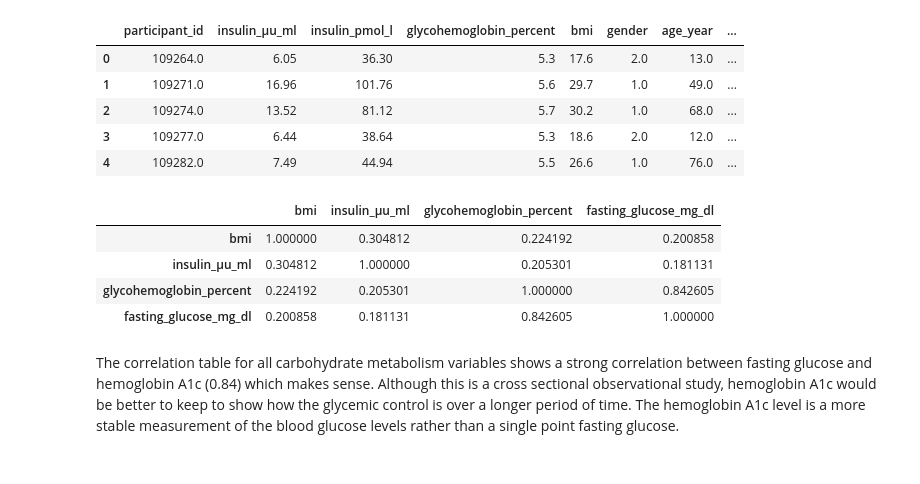
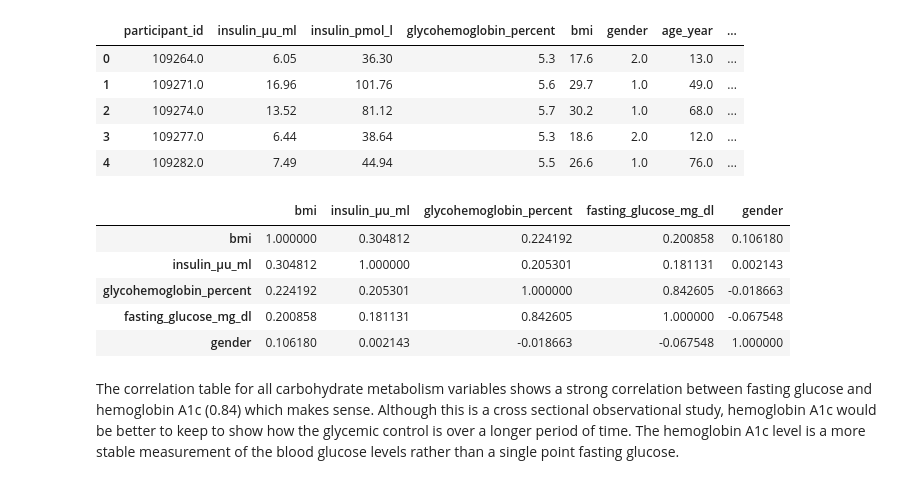
Before and after one commit to eudorach/portfolio_ds_projects, a Jupyter notebook: NHANES_analysis/7_blood_lab_carbohydrate_metabolism.ipynb, the cells around one changed output. Drawn from its saved outputs; the diff is of its cells as text; code cells hidden in the pictures.

```diff
--- a/NHANES_analysis/7_blood_lab_carbohydrate_metabolism.ipynb
+++ b/NHANES_analysis/7_blood_lab_carbohydrate_metabolism.ipynb
@@ -683,13 +682,14 @@ df_all.head()
 | 3 | 109277.0 | 6.44 | 38.64 | 5.3 | 18.6 | 2.0 | 12.0 | ... |
 | 4 | 109282.0 | 7.49 | 44.94 | 5.5 | 26.6 | 1.0 | 76.0 | ... |
 # %%
-df_all[['bmi','insulin_μu_ml','glycohemoglobin_percent','fasting_glucose_mg_dl']].corr()
+df_all[['bmi','insulin_μu_ml','glycohemoglobin_percent','fasting_glucose_mg_dl', 'gender']].corr()
 # %% [output]
-|  | bmi | insulin_μu_ml | glycohemoglobin_percent | fasting_glucose_mg_dl |
-| bmi | 1.000000 | 0.304812 | 0.224192 | 0.200858 |
-| insulin_μu_ml | 0.304812 | 1.000000 | 0.205301 | 0.181131 |
-| glycohemoglobin_percent | 0.224192 | 0.205301 | 1.000000 | 0.842605 |
-| fasting_glucose_mg_dl | 0.200858 | 0.181131 | 0.842605 | 1.000000 |
+|  | bmi | insulin_μu_ml | glycohemoglobin_percent | fasting_glucose_mg_dl | gender |
+| bmi | 1.000000 | 0.304812 | 0.224192 | 0.200858 | 0.106180 |
+| insulin_μu_ml | 0.304812 | 1.000000 | 0.205301 | 0.181131 | 0.002143 |
+| glycohemoglobin_percent | 0.224192 | 0.205301 | 1.000000 | 0.842605 | -0.018663 |
+| fasting_glucose_mg_dl | 0.200858 | 0.181131 | 0.842605 | 1.000000 | -0.067548 |
+| gender | 0.106180 | 0.002143 | -0.018663 | -0.067548 | 1.000000 |
 # %% [markdown]
 The correlation table for all carbohydrate metabolism variables shows a strong correlation between fasting glucose and hemoglobin A1c (0.84) which makes sense. Although this is a cross sectional observational study, hemoglobin A1c would be better to keep to show how the glycemic control is over a longer period of time. The hemoglobin A1c level is a more stable measurement of the blood glucose levels rather than a single point fasting glucose.
 # %%
```
Also changed, not shown: parts of 26 cells of this notebook, 1 other file.
